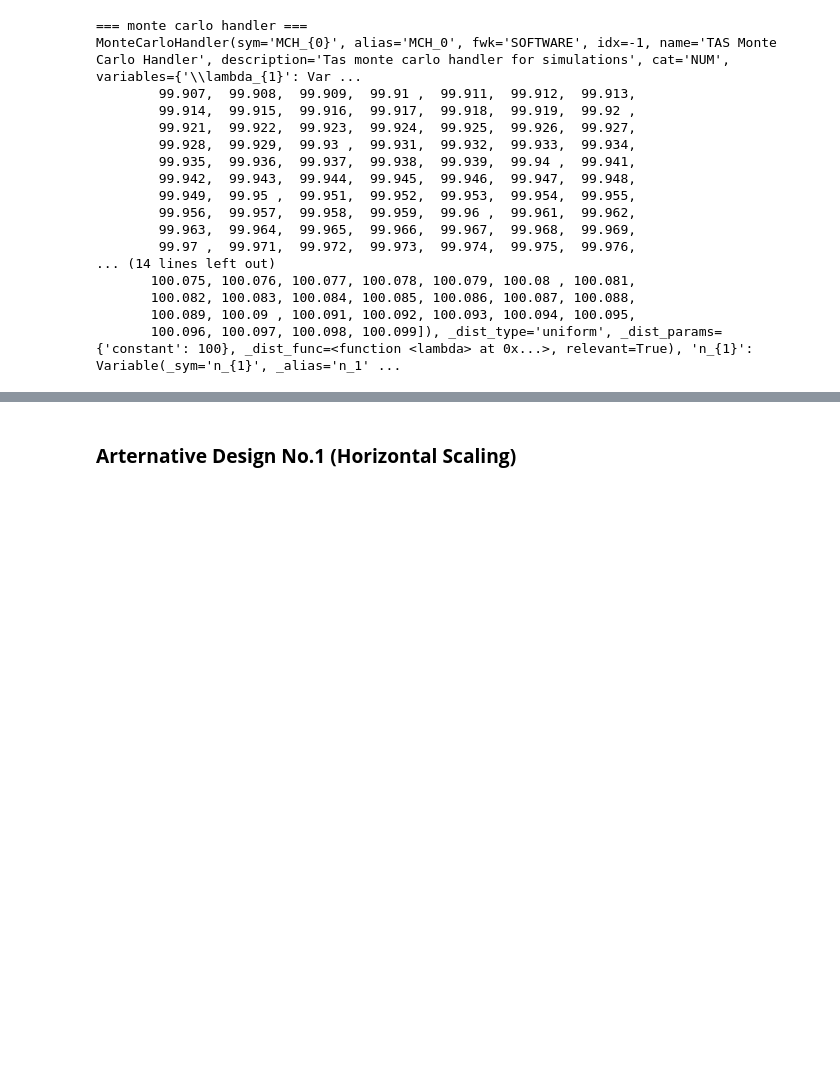
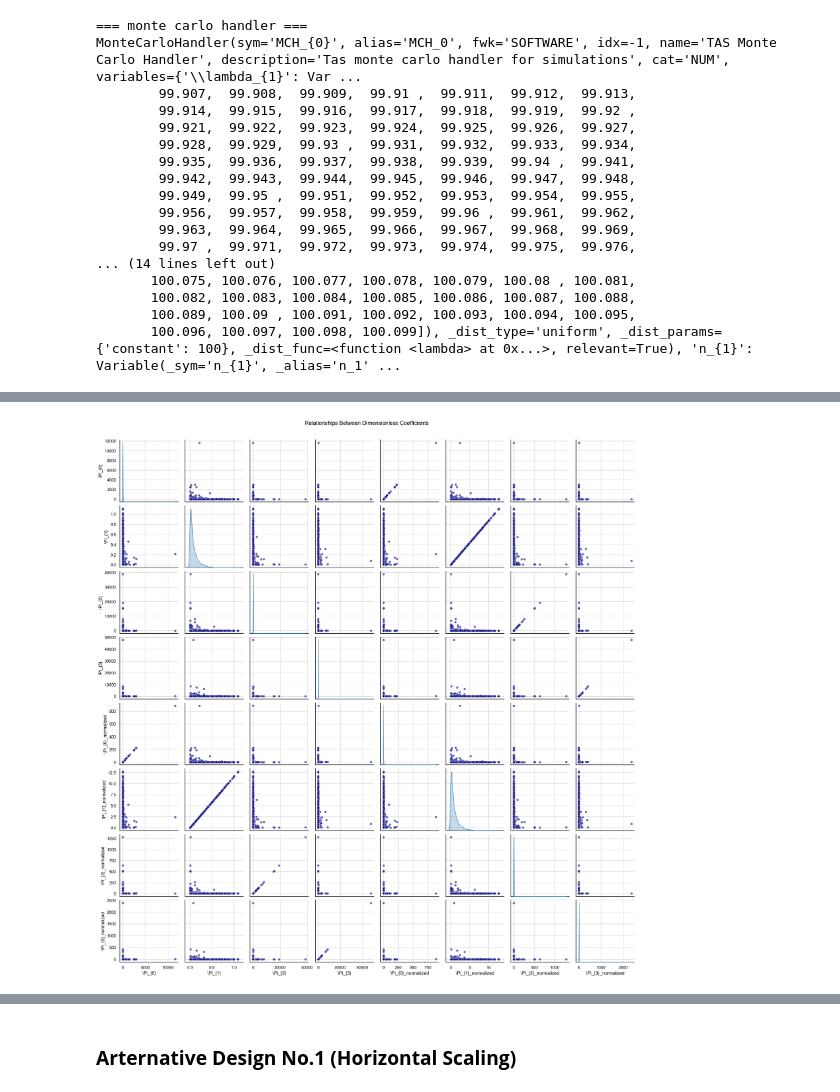
Before and after one commit to DASA-Design/PyDASA, a Jupyter notebook: CS-01 - E-Health - TAS.ipynb, the cells around one changed output, grey strips where cells are left out. Cells and saved outputs as stored; diff of their text form; code cells hidden in the pictures; blank space fills up the shorter version.

```diff
--- a/CS-01 - E-Health - TAS.ipynb
+++ b/CS-01 - E-Health - TAS.ipynb
@@ -613,0 +760,27 @@ Coefficient: \Pi_{1} = \lambda_{1}*W_{1}
+# %%
+# Create a pairplot with white background and black text
+sns.set_context("notebook", font_scale=1.0)
+
+# Create a pairplot to see relationships between multiple coefficients
+coef_columns = [col for col in df_results.columns if col.startswith("\\Pi")]
+g = sns.pairplot(df_results[coef_columns], diag_kind="kde", height=2.5,
+                 plot_kws={'alpha': 0.6, 'color': 'navy'})
+
+# Set white background and black text for all subplots
+for ax in g.axes.flatten():
+    ax.set_facecolor('white')
+    ax.tick_params(colors='black', which='both')
+    for text in ax.texts:
+        text.set_color('black')
+
+# Set figure background and title
+g.fig.patch.set_facecolor('white')
+plt.suptitle("Relationships Between Dimensionless Coefficients",
+             y=1.02, color='black')
+
+# Save with white background
+plt.savefig("data/CS-1-HealthTAS/img/tas_coefficient_relationships.png",
+            dpi=500, bbox_inches='tight', facecolor='white')
+plt.show()
+# %% [output]
+[figure, added]
```
Also changed, not shown: parts of 15 cells of this notebook, 6 other files.
